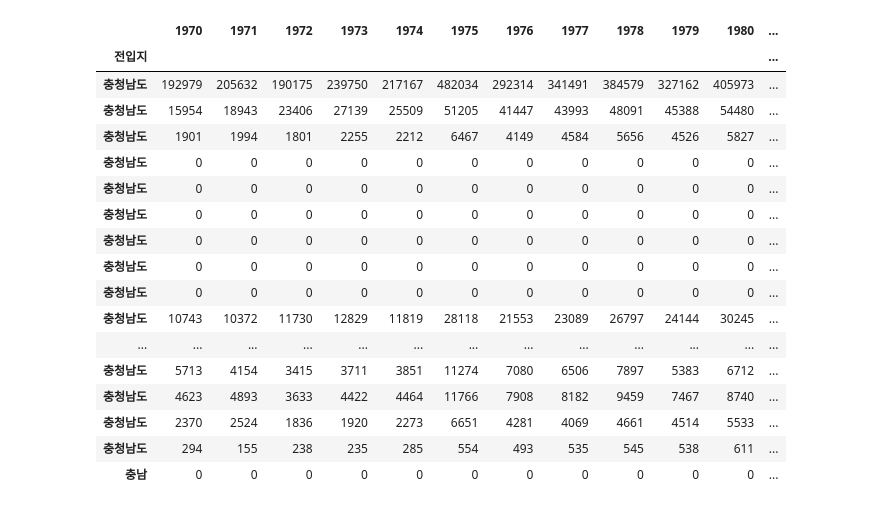
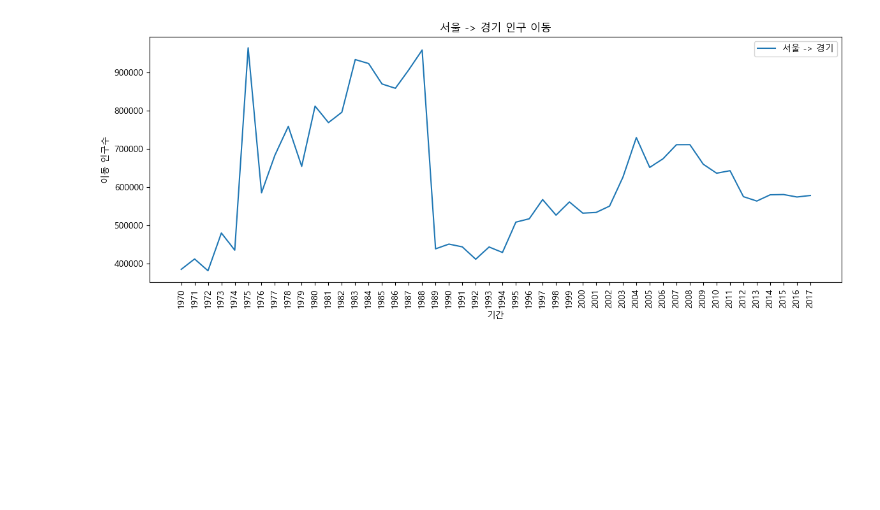
Before and after one commit to yjs3402/python_YJS, a Jupyter notebook: 판다스천안유입.ipynb, the cells around one changed output. Drawn from its saved outputs; the diff is of its cells as text; code cells hidden in the pictures; blank space fills up the shorter version.

```diff
--- a/판다스천안유입.ipynb
+++ b/판다스천안유입.ipynb
@@ -2,55 +2,54 @@
 # 라이브러리 불러오기
 import pandas as pd
 import matplotlib.pyplot as plt
 
 # matplotlib 한글 폰트 오류 문제 해결
 from matplotlib import font_manager, rc
-font_path = "C:/Users/c405/pandas/part4/data/malgun.ttf"   #폰트파일의 위치
+font_path = "C:/Users/yujun/pandas/part4/data/malgun.ttf"   #폰트파일의 위치
 font_name = font_manager.FontProperties(fname=font_path).get_name()
 rc('font', family=font_name)
 
 # Excel 데이터를 데이터프레임 변환
-df = pd.read_excel('C:/Users/c405/pandas/part4/data/시도별_전출입_인구수.xlsx')
+df = pd.read_excel('C:/Users/yujun/pandas/part4/data/시도별_전출입_인구수.xlsx')
 
 df = df.ffill()
 
 pd.set_option('display.max_columns', None)
 pd.set_option('display.max_rows', None)
 
 mask = (df['전입지별'] == '충청남도')
 df_choongnam = df[mask]
 df_choongnam = df_choongnam.drop(['전출지별'], axis=1)
 df_choongnam = df_choongnam.rename({'전입지별' : '전입지'}, axis=1)
 df_choongnam = df_choongnam.set_index('전입지')
 
 df_choongnam.loc['충남', :] = 0
 
 for i in range(len(df_choongnam['1970']) - 1):
-    for j in range(len(df_choongnam.loc['충청남도'])):
+    for j in range(len(df_choongnam.iloc[0])):
         if(df_choongnam.iloc[i,j] == '-'):
             df_choongnam.iloc[i,j] = 0
 
-# for i in range(len(df_choongnam['1970']) - 1):
-#     df_choongnam.loc['충남', :] += df_choongnam.iloc[i]
+for i in range(len(df_choongnam['1970']) - 1):
+    df_choongnam.loc['충남', :] += df_choongnam.iloc[i]
 
-df_choongnam.loc['충남', :] += df_choongnam.iloc[3]
-df_choongnam
+choongnam = df_choongnam.loc['충남']
+
+# 그림 사이즈 지정(가로 14인치, 세로 5인치)
+plt.figure(figsize=(14, 5))
+
+# x축 눈금 라벨 회전하기
+plt.xticks(rotation='vertical')
+
+# x, y축 데이터를 plot 함수에 입력
+plt.plot(choongnam.index, choongnam.values)
+
+plt.title('서울 -> 경기 인구 이동')  #차트 제목
+plt.xlabel('기간')                  #x축 이름
+plt.ylabel('이동 인구수')           #y축 이름
+
+plt.legend(labels=['서울 -> 경기'], loc='best')     #범례 표시
+
+plt.show()  # 변경사항 저장하고 그래프 출력
 # %% [output]
-|  | 1970 | 1971 | 1972 | 1973 | 1974 | 1975 | 1976 | 1977 | 1978 | 1979 | 1980 | ... |
-| 전입지 |  |  |  |  |  |  |  |  |  |  |  | ... |
-| 충청남도 | 192979 | 205632 | 190175 | 239750 | 217167 | 482034 | 292314 | 341491 | 384579 | 327162 | 405973 | ... |
-| 충청남도 | 15954 | 18943 | 23406 | 27139 | 25509 | 51205 | 41447 | 43993 | 48091 | 45388 | 54480 | ... |
-| 충청남도 | 1901 | 1994 | 1801 | 2255 | 2212 | 6467 | 4149 | 4584 | 5656 | 4526 | 5827 | ... |
-| 충청남도 | 0 | 0 | 0 | 0 | 0 | 0 | 0 | 0 | 0 | 0 | 0 | ... |
-| 충청남도 | 0 | 0 | 0 | 0 | 0 | 0 | 0 | 0 | 0 | 0 | 0 | ... |
-| 충청남도 | 0 | 0 | 0 | 0 | 0 | 0 | 0 | 0 | 0 | 0 | 0 | ... |
-| 충청남도 | 0 | 0 | 0 | 0 | 0 | 0 | 0 | 0 | 0 | 0 | 0 | ... |
-| 충청남도 | 0 | 0 | 0 | 0 | 0 | 0 | 0 | 0 | 0 | 0 | 0 | ... |
-| 충청남도 | 0 | 0 | 0 | 0 | 0 | 0 | 0 | 0 | 0 | 0 | 0 | ... |
-| 충청남도 | 10743 | 10372 | 11730 | 12829 | 11819 | 28118 | 21553 | 23089 | 26797 | 24144 | 30245 | ... |
-| ... | ... | ... | ... | ... | ... | ... | ... | ... | ... | ... | ... | ... |
-| 충청남도 | 5713 | 4154 | 3415 | 3711 | 3851 | 11274 | 7080 | 6506 | 7897 | 5383 | 6712 | ... |
-| 충청남도 | 4623 | 4893 | 3633 | 4422 | 4464 | 11766 | 7908 | 8182 | 9459 | 7467 | 8740 | ... |
-| 충청남도 | 2370 | 2524 | 1836 | 1920 | 2273 | 6651 | 4281 | 4069 | 4661 | 4514 | 5533 | ... |
-| 충청남도 | 294 | 155 | 238 | 235 | 285 | 554 | 493 | 535 | 545 | 538 | 611 | ... |
-| 충남 | 0 | 0 | 0 | 0 | 0 | 0 | 0 | 0 | 0 | 0 | 0 | ... |
+[figure, added]
```
